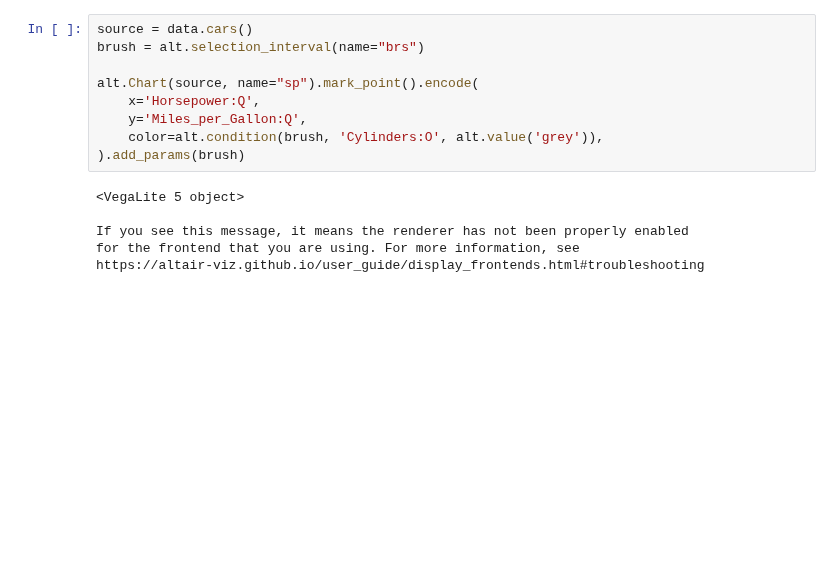
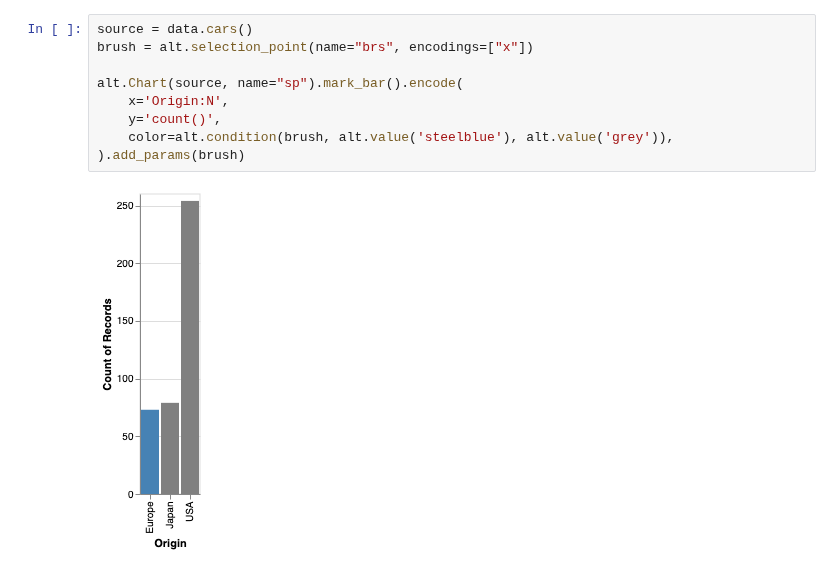
Before and after one commit to visdesignlab/persist, a Jupyter notebook: examples/plots/scatterplots.ipynb, the cells around one changed output. Cells and saved outputs as stored; diff of their text form; blank space fills up the shorter version.

```diff
--- a/examples/plots/scatterplots.ipynb
+++ b/examples/plots/scatterplots.ipynb
@@ -9,16 +9,12 @@ Loaded PersIst extension version 1.1.0
 Extension enabled for altair
 # %%
 source = data.cars()
-brush = alt.selection_interval(name="brs")
+brush = alt.selection_point(name="brs", encodings=["x"])
 
-alt.Chart(source, name="sp").mark_point().encode(
-    x='Horsepower:Q',
-    y='Miles_per_Gallon:Q',
-    color=alt.condition(brush, 'Cylinders:O', alt.value('grey')),
+alt.Chart(source, name="sp").mark_bar().encode(
+    x='Origin:N',
+    y='count()',
+    color=alt.condition(brush, alt.value('steelblue'), alt.value('grey')),
 ).add_params(brush)
 # %% [output]
-<VegaLite 5 object>
-
-If you see this message, it means the renderer has not been properly enabled
-for the frontend that you are using. For more information, see
-https://altair-viz.github.io/user_guide/display_frontends.html#troubleshooting
+[figure, added]
```
Also changed, not shown: parts of 1 cell of this notebook, 8 other files.
